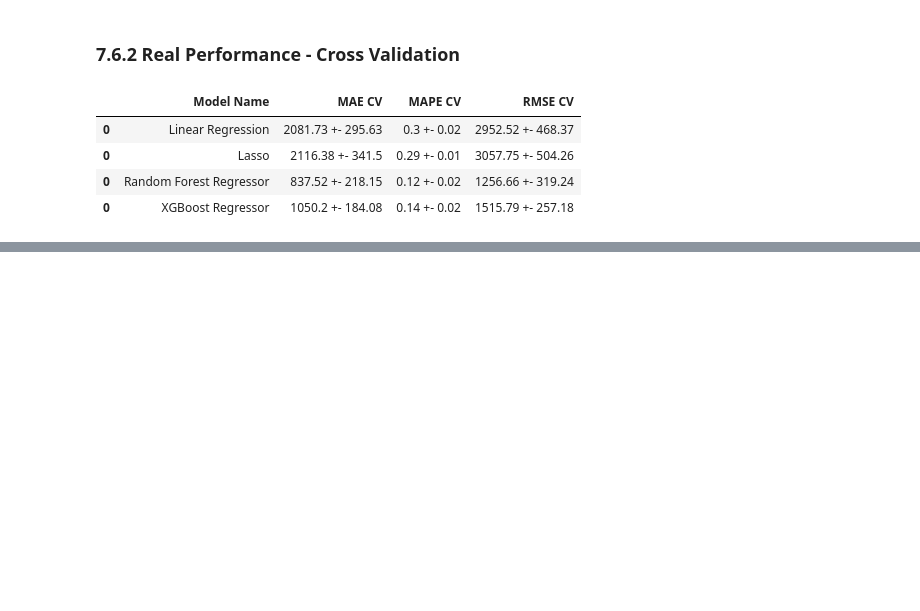
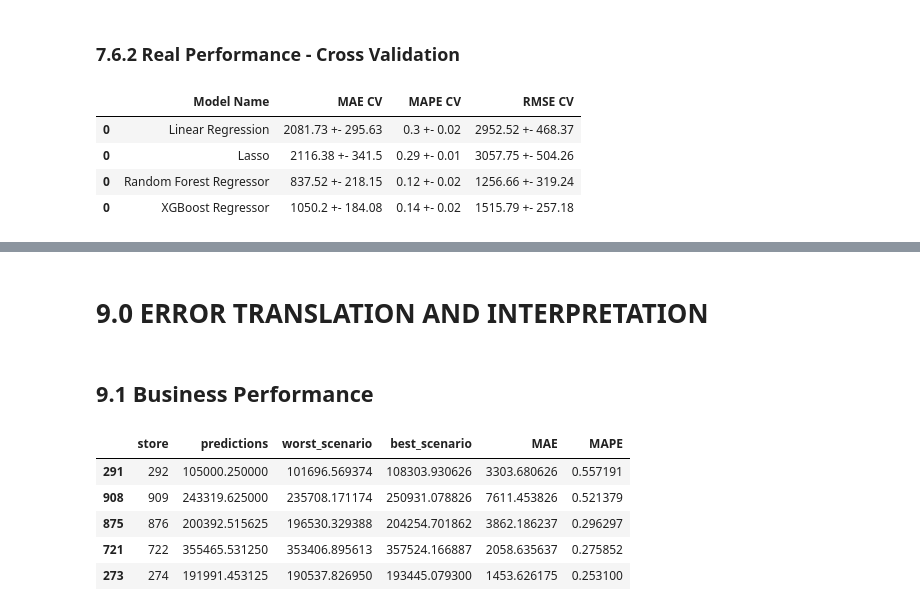
Before and after one commit to VinniciusPS/Rossmann-Sales-Prediction, a Jupyter notebook: m02_v01_store_sales_prediction.ipynb, the cells around one changed output, grey strips where cells are left out. Cells and saved outputs as stored; diff of their text form; code cells hidden in the pictures; blank space fills up the shorter version.

```diff
--- a/m02_v01_store_sales_prediction.ipynb
+++ b/m02_v01_store_sales_prediction.ipynb
@@ -1305,0 +1393,2 @@ modeling_result_cv
+# %% [markdown]
+# 9.0 ERROR TRANSLATION AND INTERPRETATION
@@ -1305,0 +1402,2 @@ modeling_result_cv
+# %% [markdown]
+## 9.1 Business Performance
@@ -1305,0 +1424,10 @@ modeling_result_cv
+# %%
+# Sorted MAPE descending
+df92.sort_values( 'MAPE', ascending=False).head()
+# %% [output]
+|  | store | predictions | worst_scenario | best_scenario | MAE | MAPE |
+| 291 | 292 | 105000.250000 | 101696.569374 | 108303.930626 | 3303.680626 | 0.557191 |
+| 908 | 909 | 243319.625000 | 235708.171174 | 250931.078826 | 7611.453826 | 0.521379 |
+| 875 | 876 | 200392.515625 | 196530.329388 | 204254.701862 | 3862.186237 | 0.296297 |
+| 721 | 722 | 355465.531250 | 353406.895613 | 357524.166887 | 2058.635637 | 0.275852 |
+| 273 | 274 | 191991.453125 | 190537.826950 | 193445.079300 | 1453.626175 | 0.253100 |
```
Also changed, not shown: parts of 25 cells of this notebook.
